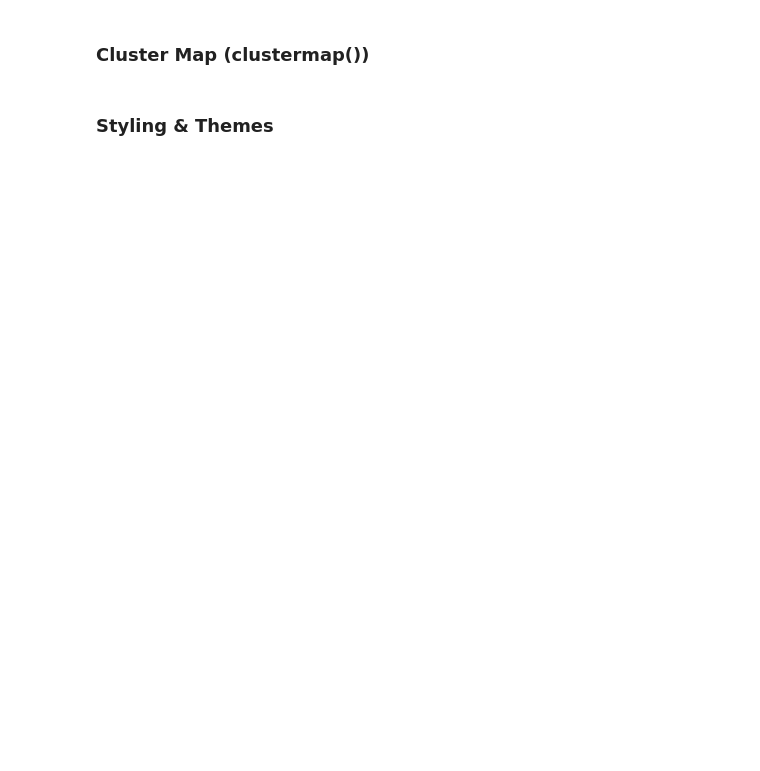
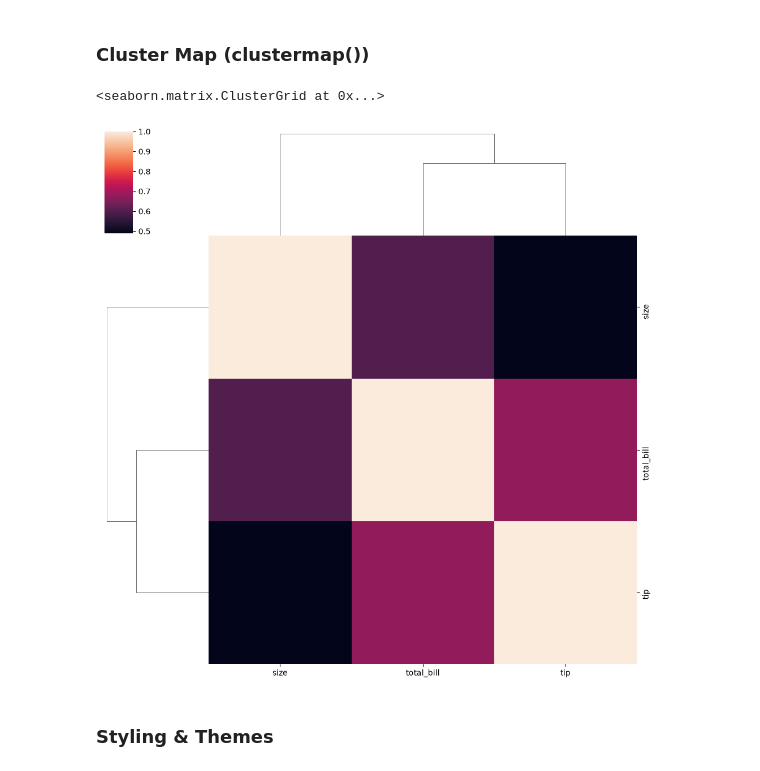
Before and after one commit to DhruvPanchal0312/Data-Science-and-Analysis-With-GenAI, a Jupyter notebook: SEABORN/Seaborn_class5.ipynb, the cells around one changed output. Saved outputs shown, nothing was run; the diff lists cells and outputs as text; code cells hidden in the pictures; blank space fills up the shorter version.

```diff
--- a/SEABORN/Seaborn_class5.ipynb
+++ b/SEABORN/Seaborn_class5.ipynb
@@ -12,4 +26,9 @@ Matrix or grid-style plots are perfect for:
 # %% [markdown]
 ### Cluster Map (clustermap())
+# %%
+sns.clustermap(tips.corr(numeric_only=True))
+# %% [output]
+<seaborn.matrix.ClusterGrid at 0x...>
+[figure, added]
 # %% [markdown]
 ### Styling & Themes
```
Also changed, not shown: parts of 2 cells of this notebook, 2 other files.
